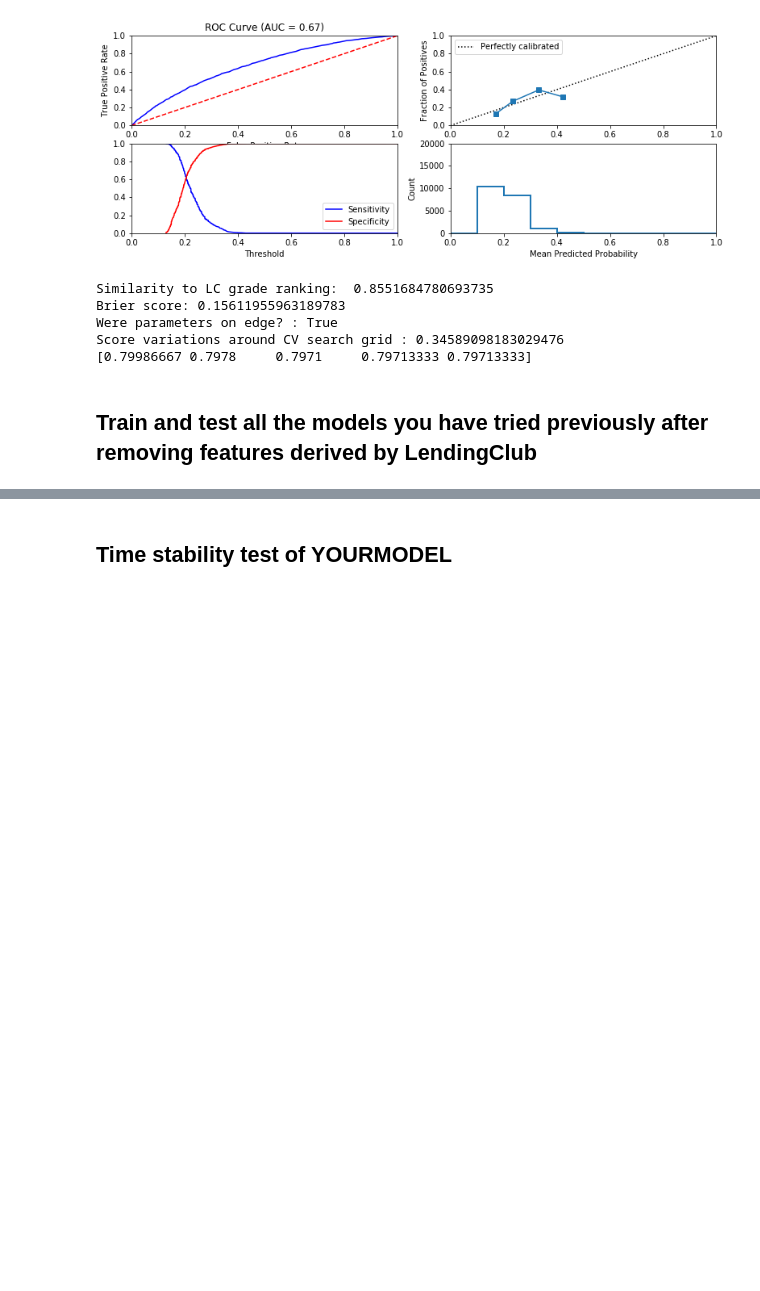
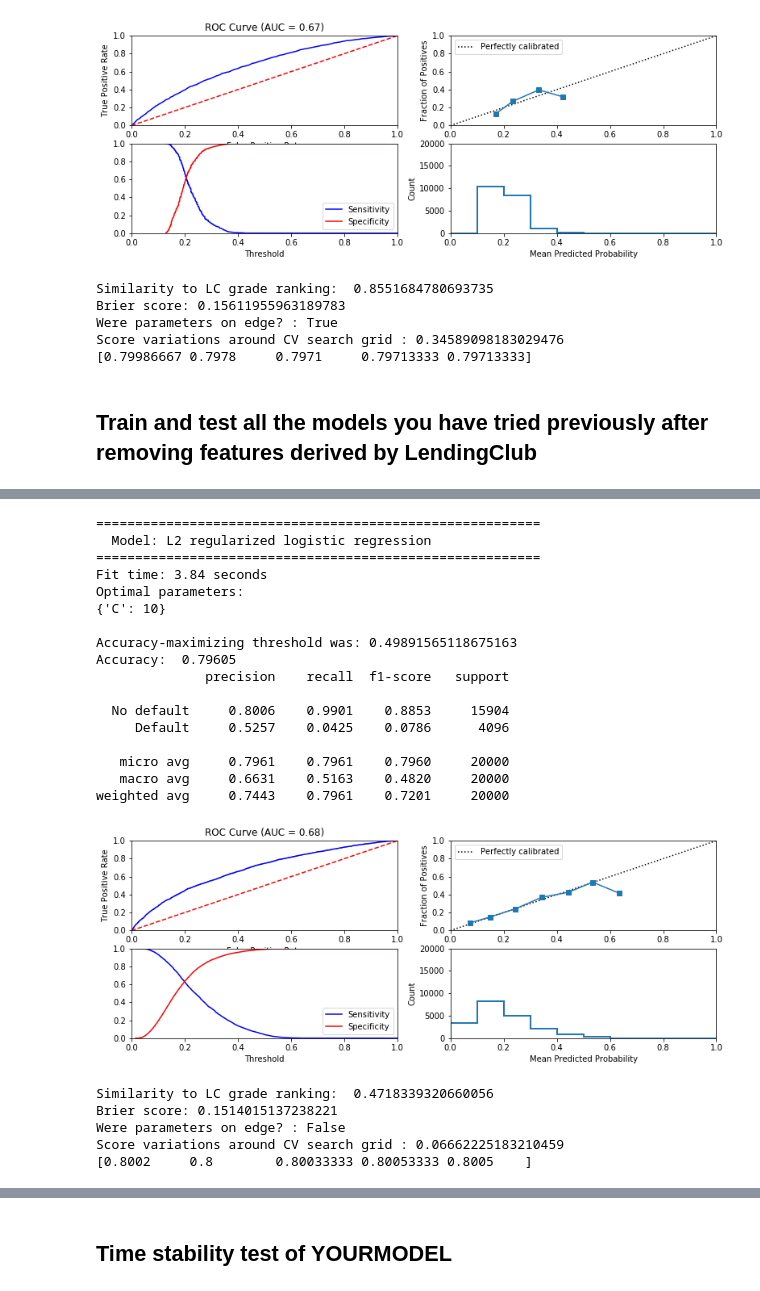
Before and after one commit to vickyzzn/LendingClubCase, a Jupyter notebook: CS-Phase 3.ipynb, the cells around one changed output, grey strips where cells are left out. Drawn from its saved outputs; the diff is of its cells as text; code cells hidden in the pictures; blank space fills up the shorter version.

```diff
--- a/CS-Phase 3.ipynb
+++ b/CS-Phase 3.ipynb
@@ -779,0 +847,31 @@ Score variations around CV search grid : 0.34589098183029476
+# %%
+## Train and test a l_2 regularized logistic regression classifier
+
+l2_afterRemoving_logistic = LogisticRegression(penalty='l2')
+cv_parameters = {'C': [0.01, 0.1, 1, 10, 100]}
+
+l2_afterRemoving_logistic = fit_classification(l2_afterRemoving_logistic, data_dict, cv_parameters, 'L2 regularized logistic regression')
+# %% [output]
+=========================================================
+  Model: L2 regularized logistic regression
+=========================================================
+Fit time: 3.84 seconds
+Optimal parameters:
+{'C': 10}
+
+Accuracy-maximizing threshold was: 0.49891565118675163
+Accuracy:  0.79605
+              precision    recall  f1-score   support
+
+  No default     0.8006    0.9901    0.8853     15904
+     Default     0.5257    0.0425    0.0786      4096
+
+   micro avg     0.7961    0.7961    0.7960     20000
+   macro avg     0.6631    0.5163    0.4820     20000
+weighted avg     0.7443    0.7961    0.7201     20000
+[figure, added]
+Similarity to LC grade ranking:  0.4718339320660056
+Brier score: 0.1514015137238221
+Were parameters on edge? : False
+Score variations around CV search grid : 0.06662225183210459
+[0.8002     0.8        0.80033333 0.80053333 0.8005    ]
```
Also changed, not shown: parts of 22 cells of this notebook.
